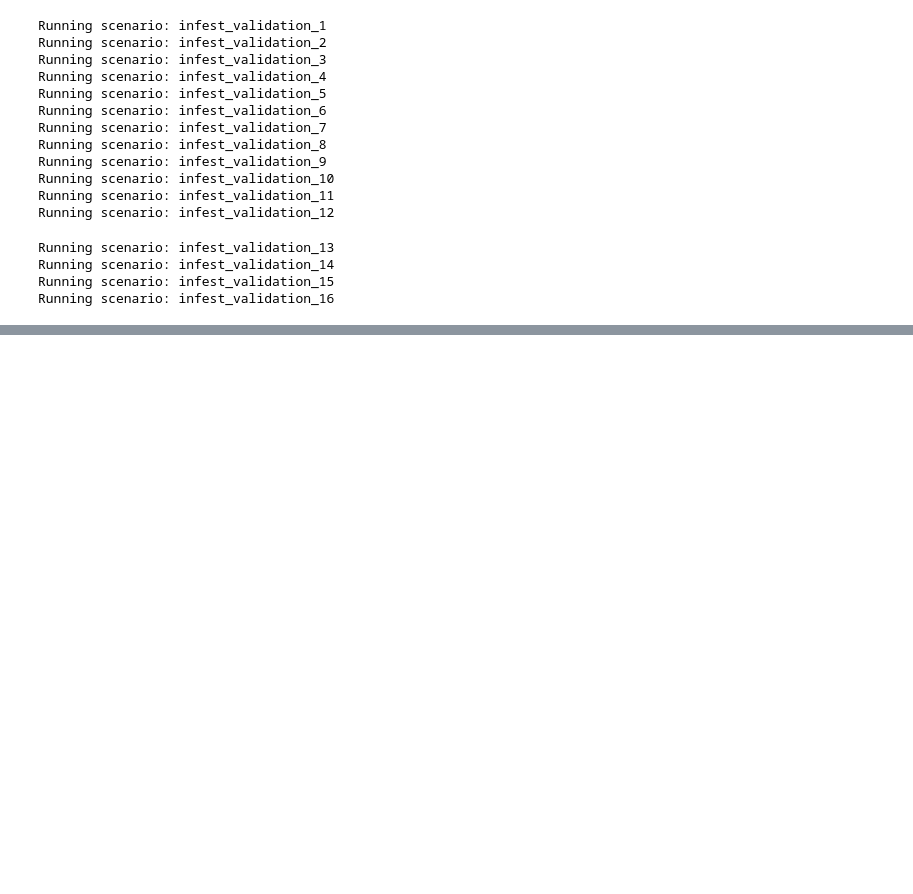
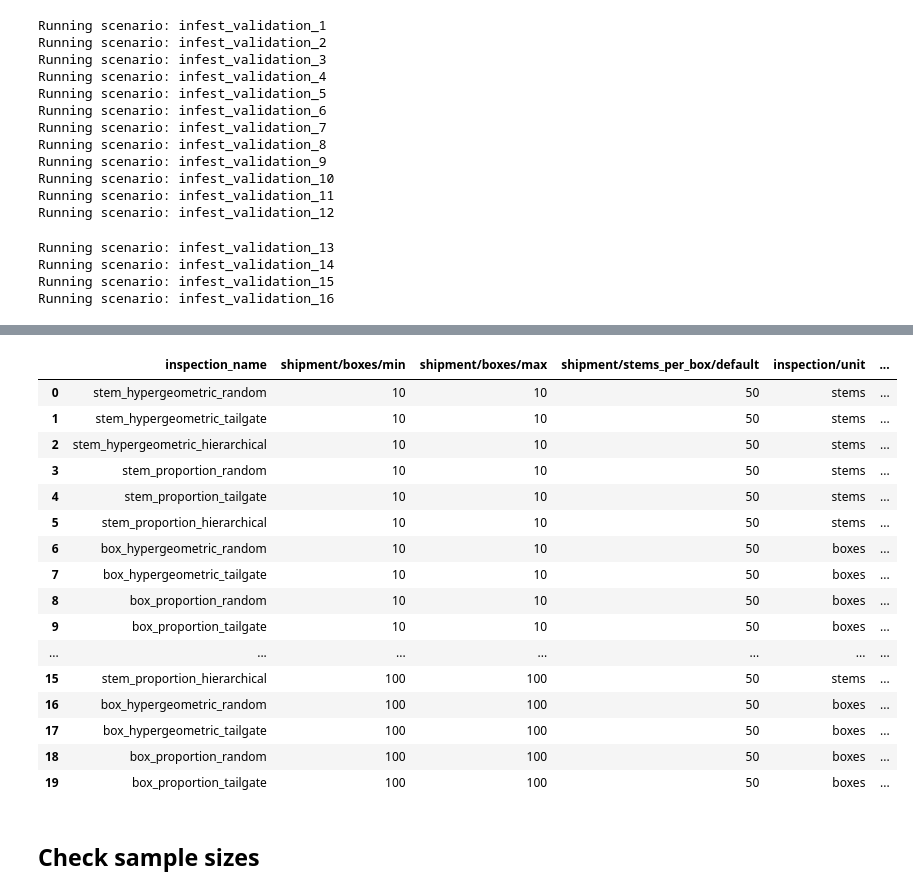
Before and after one commit to ncsu-landscape-dynamics/popsborder, a Jupyter notebook: validation_plots.ipynb, the cells around one changed output, grey strips where cells are left out. Saved outputs shown, nothing was run; the diff lists cells and outputs as text; code cells hidden in the pictures; blank space fills up the shorter version.

```diff
--- a/validation_plots.ipynb
+++ b/validation_plots.ipynb
@@ -181,22 +241,39 @@ sample_validation_results, sample_validation_details = run_scenarios(
 # %%
 sample_validation_df = save_scenario_result_to_pandas(
     sample_validation_results,
     config_columns=[
-        "name",
-        "shipment_name",
         "inspection_name",
         "shipment/boxes/min",
         "shipment/boxes/max",
         "shipment/stems_per_box/default",
         "inspection/unit",
         "inspection/sample_strategy",
         "inspection/proportion/value",
         "inspection/hypergeometric/detection_level",
         "inspection/selection_strategy",
     ],
     result_columns=[
         "avg_boxes_opened_completion",
         "avg_stems_inspected_completion",
     ],
 )
-sample_validation_df
+# %% [output]
+|  | inspection_name | shipment/boxes/min | shipment/boxes/max | shipment/stems_per_box/default | inspection/unit | ... |
+| 0 | stem_hypergeometric_random | 10 | 10 | 50 | stems | ... |
+| 1 | stem_hypergeometric_tailgate | 10 | 10 | 50 | stems | ... |
+| 2 | stem_hypergeometric_hierarchical | 10 | 10 | 50 | stems | ... |
+| 3 | stem_proportion_random | 10 | 10 | 50 | stems | ... |
+| 4 | stem_proportion_tailgate | 10 | 10 | 50 | stems | ... |
+| 5 | stem_proportion_hierarchical | 10 | 10 | 50 | stems | ... |
+| 6 | box_hypergeometric_random | 10 | 10 | 50 | boxes | ... |
+| 7 | box_hypergeometric_tailgate | 10 | 10 | 50 | boxes | ... |
+| 8 | box_proportion_random | 10 | 10 | 50 | boxes | ... |
+| 9 | box_proportion_tailgate | 10 | 10 | 50 | boxes | ... |
+| ... | ... | ... | ... | ... | ... | ... |
+| 15 | stem_proportion_hierarchical | 100 | 100 | 50 | stems | ... |
+| 16 | box_hypergeometric_random | 100 | 100 | 50 | boxes | ... |
+| 17 | box_hypergeometric_tailgate | 100 | 100 | 50 | boxes | ... |
+| 18 | box_proportion_random | 100 | 100 | 50 | boxes | ... |
+| 19 | box_proportion_tailgate | 100 | 100 | 50 | boxes | ... |
+# %% [markdown]
+## Check sample sizes
```
Also changed, not shown: parts of 24 cells of this notebook.
